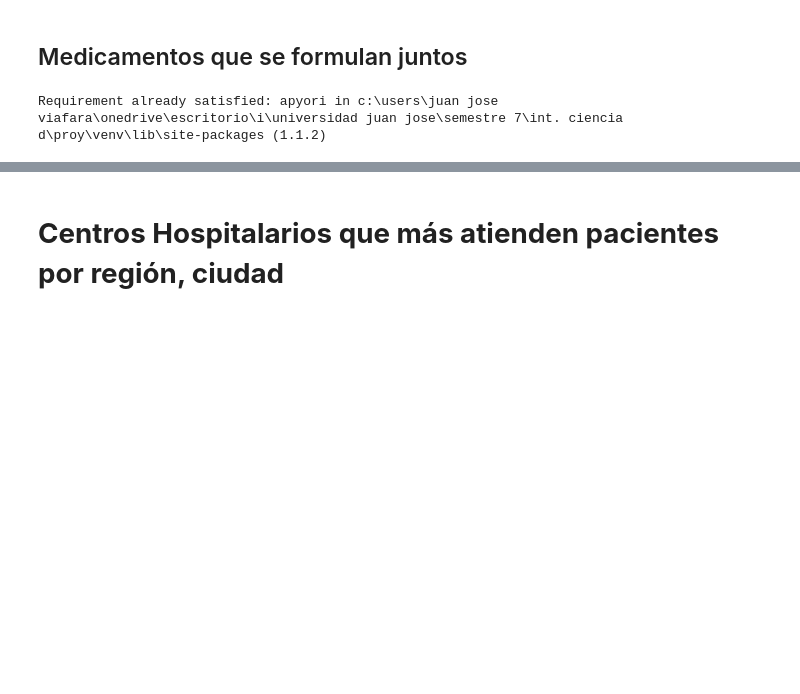
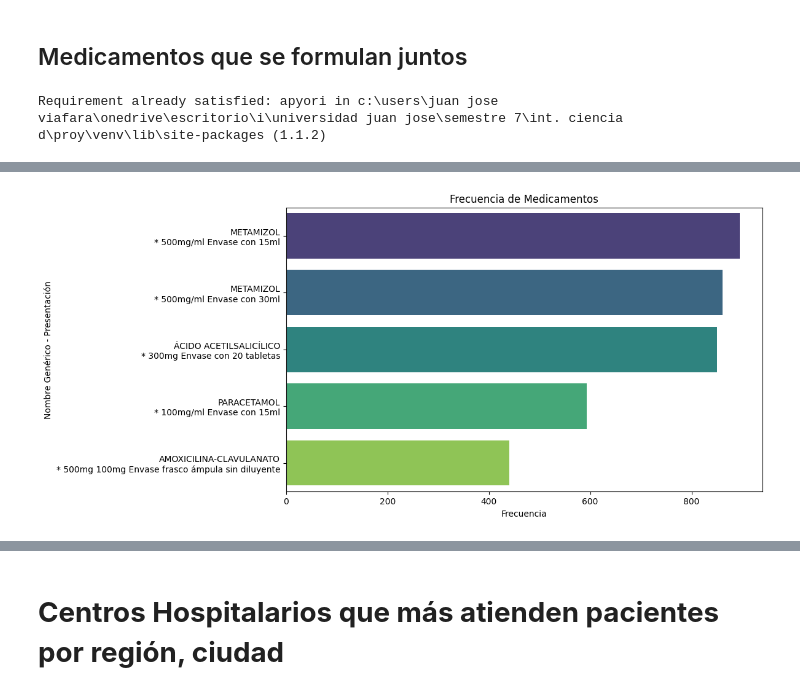
Before and after one commit to Jujo2040751/Proyecto-DataScience, a Jupyter notebook: proy.ipynb, the cells around one changed output, grey strips where cells are left out. Saved outputs shown, nothing was run; the diff lists cells and outputs as text; code cells hidden in the pictures; blank space fills up the shorter version.

Commit message:
Medicamentos recetados con más frecuencia

```diff
--- a/proy.ipynb
+++ b/proy.ipynb
@@ -286,0 +289,10 @@ plt.show()
+# %%
+
+df_frecuencias = dF_entrega_medicamentos['key_medicamento'].value_counts()
+df_frecuencias = df_frecuencias.head()
+
+# Mezclar con dim_medicamentos para obtener el nombre del medicamento
+df_medicamentos_frecuencia = pds.merge(df_frecuencias, dF_medicamentos[['key_medicamento', 'Nombre Genérico', 'Presentación']], on='key_medicamento', how='inner', validate="many_to_many")
+df_medicamentos_frecuencia = df_medicamentos_frecuencia.rename(columns={'count': 'Frecuencia'})
+df_medicamentos_frecuencia['Nombre Genérico - Presentación'] = df_medicamentos_frecuencia['Nombre Genérico'] + '\n* ' + df_medicamentos_frecuencia['Presentación']
+df_medicamentos_frecuencia[['Nombre Genérico - Presentación', 'Frecuencia']]
@@ -286,0 +306,11 @@ plt.show()
+# %%
+import matplotlib.pyplot as plt
+import seaborn as sns
+
+# Visualizar las frecuencias
+plt.figure(figsize=(10, 6))
+sns.barplot(x='Frecuencia', y='Nombre Genérico - Presentación', data=df_medicamentos_frecuencia, palette='viridis')
+plt.title('Frecuencia de Medicamentos')
+plt.show()
+# %% [output]
+[figure, added]
```
Also changed, not shown: parts of 9 cells of this notebook.
